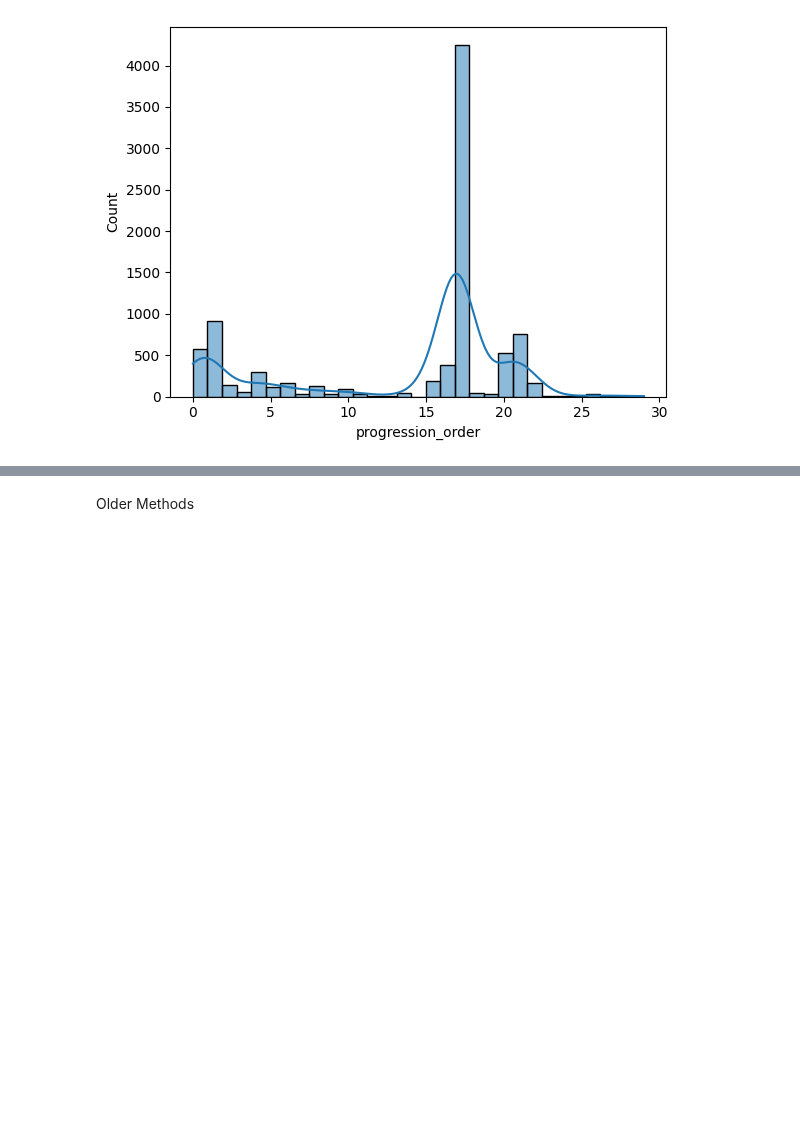
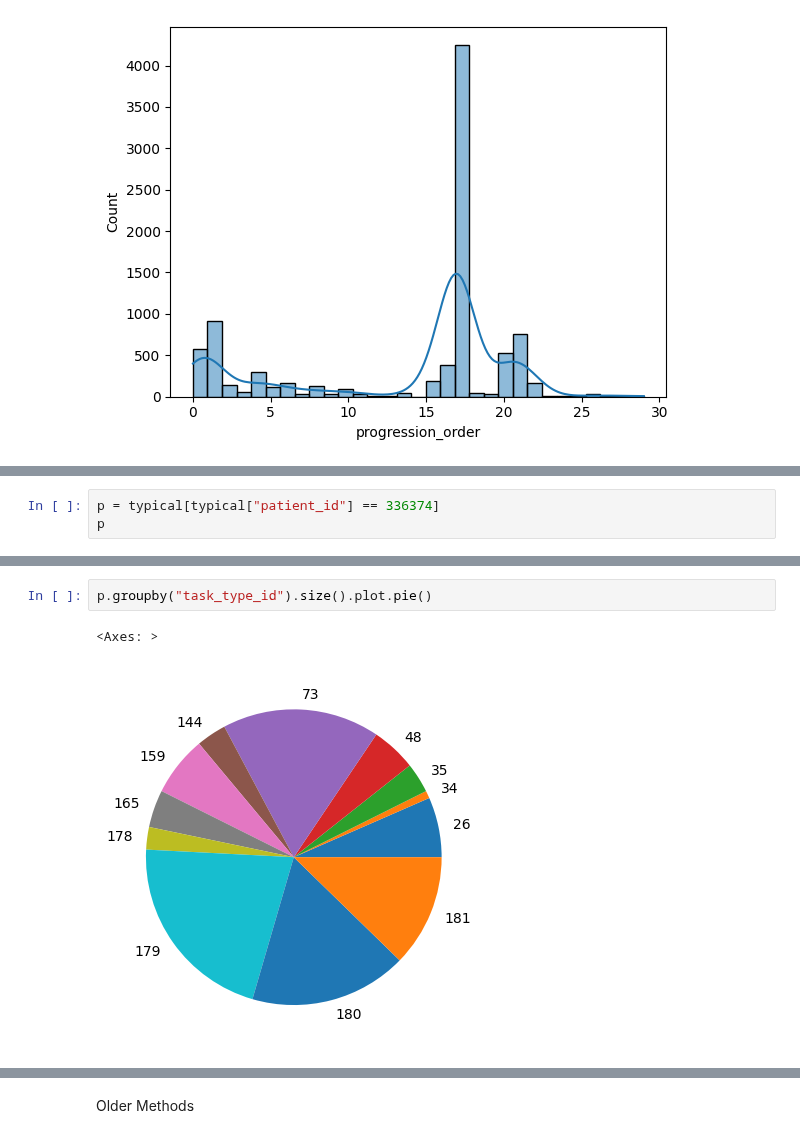
Before and after one commit to twchen88/ct_research, a Jupyter notebook: outcome.ipynb, the cells around one changed output, grey strips where cells are left out. Drawn from its saved outputs; the diff is of its cells as text; blank space fills up the shorter version.

```diff
--- a/outcome.ipynb
+++ b/outcome.ipynb
@@ -241,0 +429,3 @@ sns.histplot(data=temp, x="progression_order", kde=True)
+# %%
+p = typical[typical["patient_id"] == 336374]
+p
@@ -241,0 +446,5 @@ sns.histplot(data=temp, x="progression_order", kde=True)
+# %%
+p.groupby("task_type_id").size().plot.pie()
+# %% [output]
+<Axes: >
+[figure, added]
```
Also changed, not shown: parts of 21 cells of this notebook, 1 other file.
